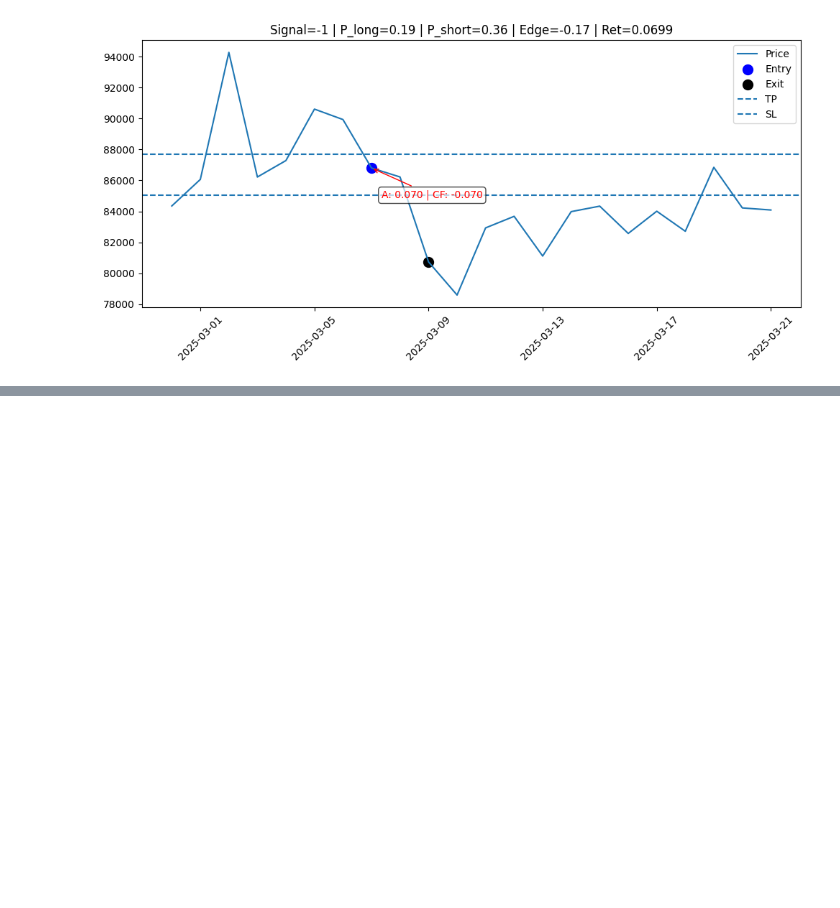
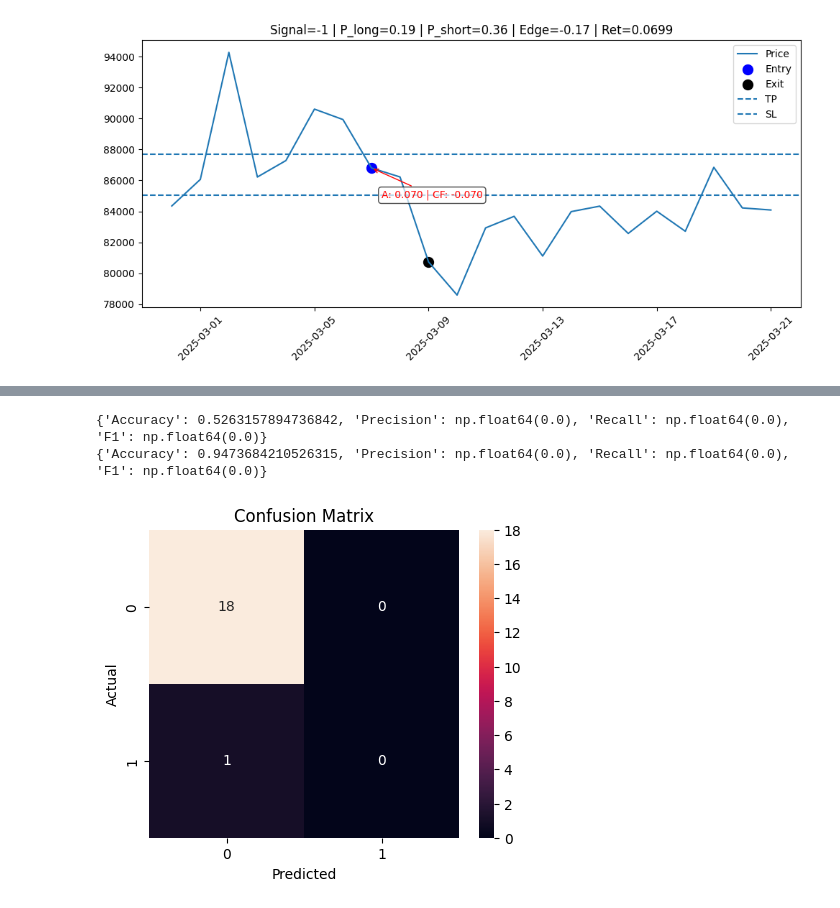
Before and after one commit to github-user-21/Market-Intelligent-Module, a Jupyter notebook: code/Module1_v3.+.ipynb, the cells around one changed output, grey strips where cells are left out. Drawn from its saved outputs; the diff is of its cells as text; code cells hidden in the pictures; blank space fills up the shorter version.

```diff
--- a/code/Module1_v3.+.ipynb
+++ b/code/Module1_v3.+.ipynb
@@ -818,0 +972,47 @@ for idx in best_trades.index:
+# %%
+from sklearn.metrics import (
+    accuracy_score,
+    precision_score,
+    recall_score,
+    f1_score
+)
+
+long_metrics = {
+    "Accuracy": accuracy_score(y_test_long, preds_long),
+    "Precision": precision_score(y_test_long, preds_long),
+    "Recall": recall_score(y_test_long, preds_long),
+    "F1": f1_score(y_test_long, preds_long)
+}
+
+short_metrics = {
+    "Accuracy": accuracy_score(y_test_short, preds_short),
+    "Precision": precision_score(y_test_short, preds_short),
+    "Recall": recall_score(y_test_short, preds_short),
+    "F1": f1_score(y_test_short, preds_short)
+}
+
+print(long_metrics)
+print(short_metrics)
+# %% [output]
+{'Accuracy': 0.5263157894736842, 'Precision': np.float64(0.0), 'Recall': np.float64(0.0), 'F1': np.float64(0.0)}
+{'Accuracy': 0.9473684210526315, 'Precision': np.float64(0.0), 'Recall': np.float64(0.0), 'F1': np.float64(0.0)}
+# %%
+import seaborn as sns
+
+cm = confusion_matrix(y_test_short, preds_short)
+
+plt.figure(figsize=(5,4))
+
+sns.heatmap(
+    cm,
+    annot=True,
+    fmt="d"
+)
+
+plt.title("Confusion Matrix")
+plt.xlabel("Predicted")
+plt.ylabel("Actual")
+
+plt.show()
+# %% [output]
+[figure, added]
```
Also changed, not shown: parts of 13 cells of this notebook, 4 other files.
